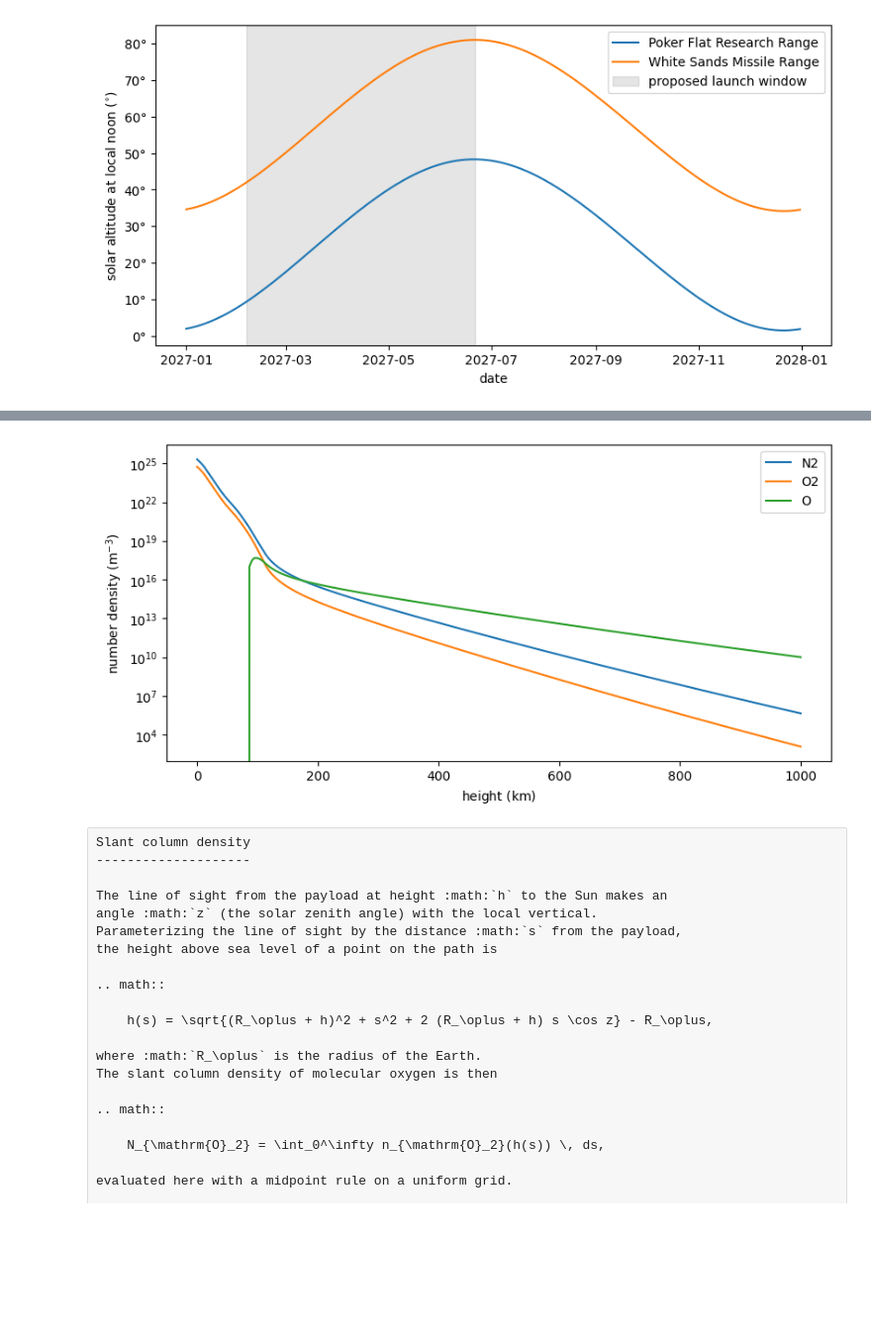
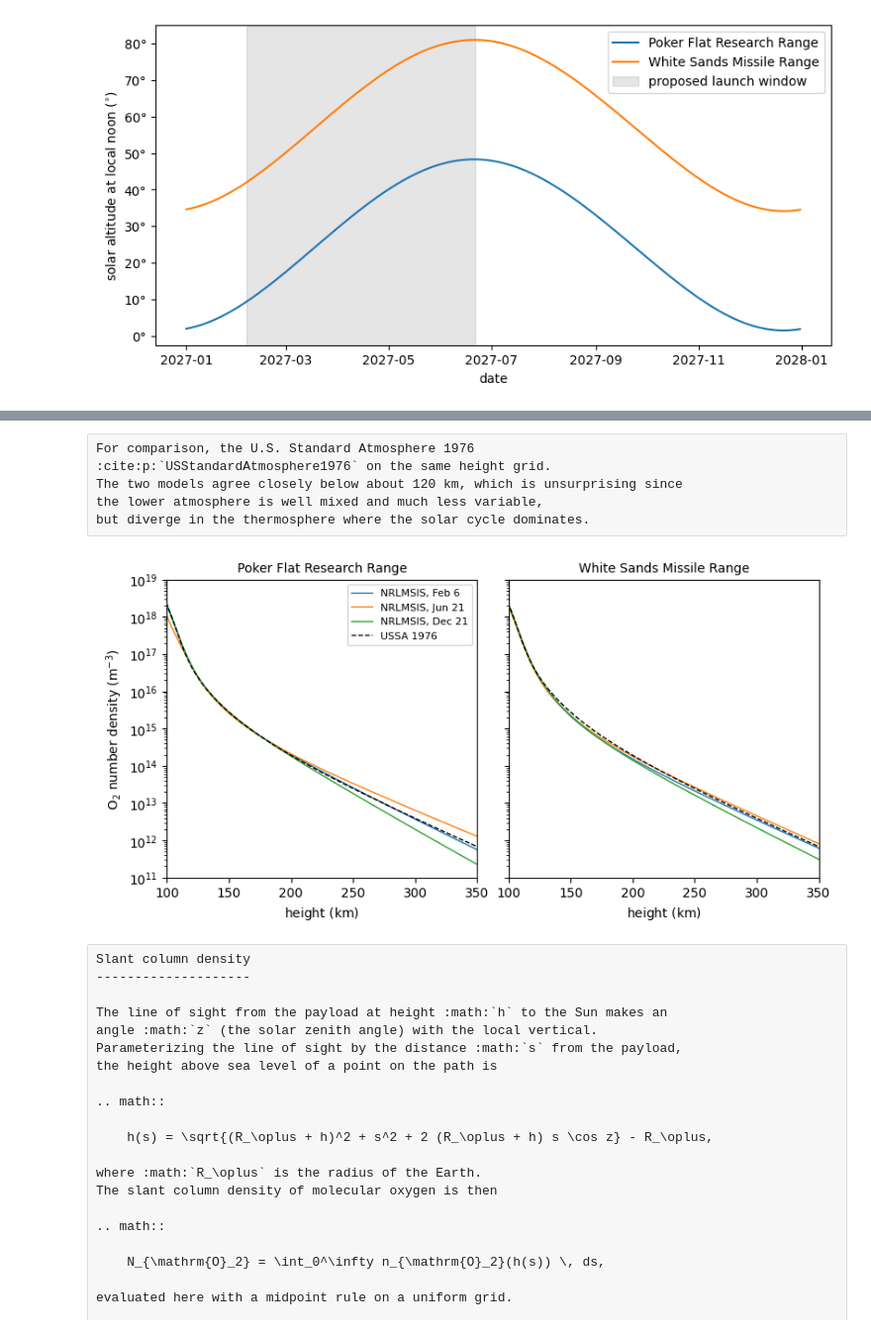
Before and after one commit to Kankelborg-Group/furst-optics, a Jupyter notebook: docs/reports/atmospheric-transmission.ipynb, the cells around one changed output, grey strips where cells are left out. Shown at 99% size. Saved outputs shown, nothing was run; the diff lists cells and outputs as text; code cells hidden in the pictures; blank space fills up the shorter version.

```diff
--- a/docs/reports/atmospheric-transmission.ipynb
+++ b/docs/reports/atmospheric-transmission.ipynb
@@ -120,8 +143,6 @@ orientation tables must be extrapolated.
 The resulting pointing error is tiny compared to the accuracy needed here,
 so the warnings are suppressed.
 # %%
-t0 = astropy.time.Time(f"{year}-01-01", scale="utc")
-num_days = 365
 day = np.arange(num_days)
 hour = np.arange(0, 24, 1 / 6)
 
@@ -131,10 +152,14 @@ with warnings.catch_warnings():
     warnings.simplefilter("ignore")
     sun = astropy.coordinates.get_sun(times)
     alt_noon = []
+    time_noon = []
     for site in sites:
         frame = astropy.coordinates.AltAz(obstime=times, location=sites[site])
         alt = sun.transform_to(frame).alt.deg
-        alt_noon.append(alt.max(axis=1))
+        index = np.argmax(alt, axis=1)
+        alt_noon.append(np.take_along_axis(alt, index[:, np.newaxis], axis=1)[:, 0])
+        time_noon.append(times[np.arange(num_days), index].datetime64)
 
 alt_noon = na.ScalarArray(np.stack(alt_noon) << u.deg, axes=(axis_site, axis_time))
+time_noon = na.ScalarArray(np.stack(time_noon), axes=(axis_site, axis_time))
 date = na.ScalarArray((t0 + day * u.day).datetime64, axes=(axis_time,))
@@ -166 +282,7 @@ three most abundant thermospheric species.
+# %% [raw]
+For comparison, the U.S. Standard Atmosphere 1976
+:cite:p:`USStandardAtmosphere1976` on the same height grid.
+The two models agree closely below about 120 km, which is unsurprising since
+the lower atmosphere is well mixed and much less variable,
+but diverge in the thermosphere where the solar cycle dominates.
 # %%
@@ -172,14 +296,0 @@ n_o2_model = atmosphere["n"].sel(s="O2").values << u.m**-3
-# %%
-fig, ax = plt.subplots(figsize=(8, 4), constrained_layout=True)
-for species in ("N2", "O2", "O"):
-    ax.plot(
-        z_model.to_value(u.km),
-        atmosphere["n"].sel(s=species).values,
-        label=species,
-    )
-ax.set_yscale("log")
-ax.set_xlabel(f"height ({u.km:latex_inline})")
-ax.set_ylabel(f"number density ({u.m**-3:latex_inline})")
-ax.legend();
-# %% [output]
-[figure, removed]
@@ -200,3 +297,40 @@ def number_density_o2(h: na.AbstractScalar) -> na.ScalarArray:
+# %%
+fig, axs = plt.subplots(
+    ncols=2,
+    sharey=True,
+    figsize=(8, 4),
+    constrained_layout=True,
+)
+for i, site in enumerate(sites):
+    ax = axs[i]
+    for label, d in [("Feb 6", date_launch_min), ("Jun 21", date_launch_max), ("Dec 21", f"{year}-12-21")]:
+        na.plt.plot(
+            z_model,
+            n_o2[{axis_site: i, axis_time: index_date(d)}],
+            ax=ax,
+            axis=axis_z,
+            label=f"NRLMSIS, {label}",
+            linewidth=1,
+        )
+    na.plt.plot(
+        z_model,
+        n_o2_ussa,
+        ax=ax,
+        axis=axis_z,
+        color="black",
+        linestyle="--",
+        linewidth=1,
+        label="USSA 1976",
+    )
+    ax.set_yscale("log")
+    ax.set_xlim(100, 350)
+    ax.set_ylim(1e11, 1e19)
+    ax.set_title(site, fontsize=10)
+    ax.set_xlabel(f"height ({u.km:latex_inline})")
+axs[0].set_ylabel(f"O$_2$ number density ({u.m**-3:latex_inline})")
+axs[0].legend(fontsize=8);
+# %% [output]
+[figure, added]
 # %% [raw]
 Slant column density
 --------------------
```
Also changed, not shown: parts of 23 cells of this notebook, 2 other files.
